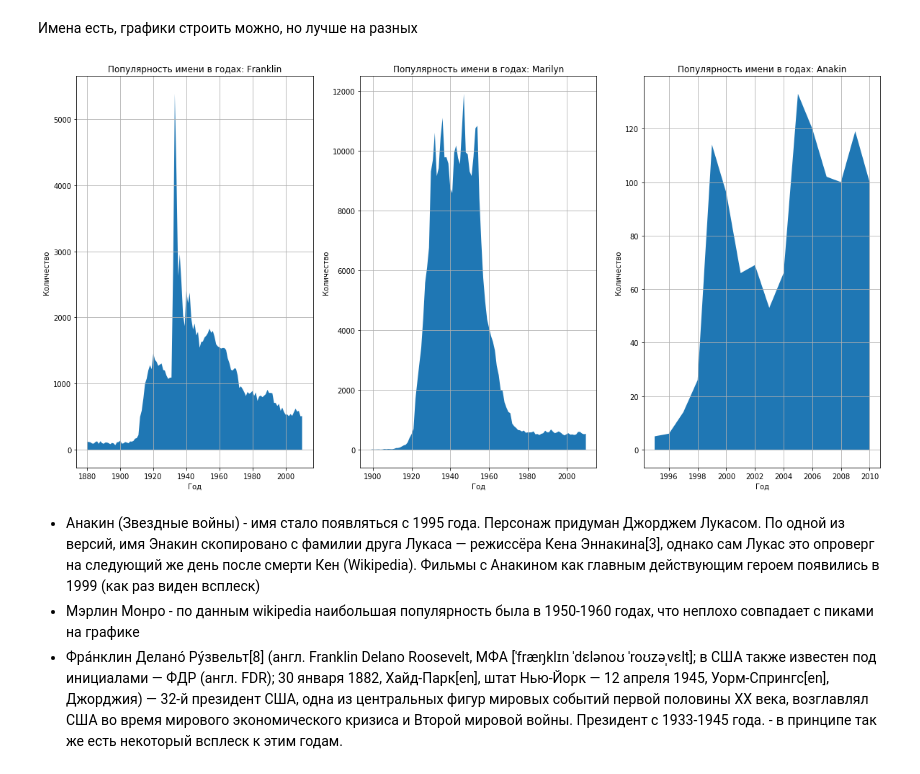
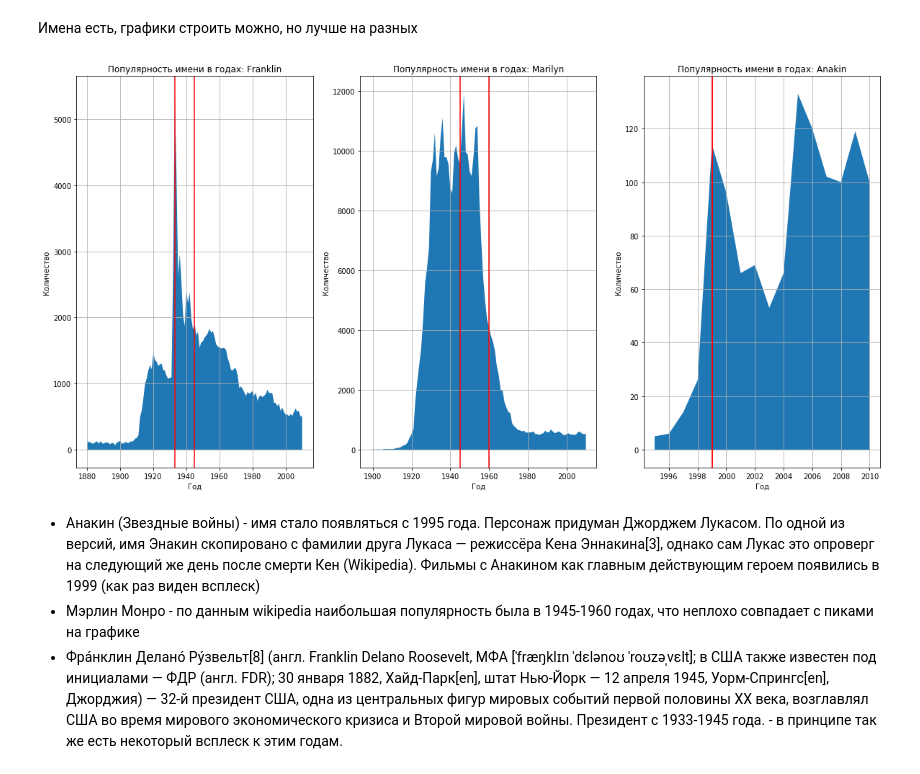
Before and after one commit to pyltsin/ipynb, a Jupyter notebook: otus/5 (визуализация данных)/exercises/part1.ipynb, the cells around one changed output. Drawn from its saved outputs; the diff is of its cells as text; code cells hidden in the pictures.

```diff
--- a/otus/5 (визуализация данных)/exercises/part1.ipynb
+++ b/otus/5 (визуализация данных)/exercises/part1.ipynb
@@ -254,2 +197,0 @@ df_by_count_year_gb.aggregate([np.min, np.max])
-# %%
-i = df_by_count_year.loc[(df_by_count_year['year_count']==year_count) & (df_by_count_year['sex'] == 'M') , ['name', 'count']].groupby('name').sum().sort_values(by = 'count').iloc[0]
@@ -311,0 +250,13 @@ plt.legend()
+# %%
+plt.figure(figsize=(10,10))
+for name in  set_male_names:
+    sn.lineplot(df_by_count_year.loc[(df_by_count_year['sex']=='M') & (df_by_count_year['name']==name), 'year'],
+             df_by_count_year.loc[(df_by_count_year['sex']=='M') & (df_by_count_year['name']==name), 'count'], label=name)
+for name in  set_female_names:
+    sn.lineplot(df_by_count_year.loc[(df_by_count_year['sex']=='F') & (df_by_count_year['name']==name), 'year'],
+             df_by_count_year.loc[(df_by_count_year['sex']=='F') & (df_by_count_year['name']==name), 'count'], label=name)
+plt.xlabel('Года')
+plt.ylabel('Количество')
+plt.title('Зависимость популярности имени по годам')
+plt.grid()
+plt.legend()
@@ -464,3 +351,12 @@ for i, year in enumerate(years):
     axs[i%2, int(i/2)].grid()
 # %% [output]
 [figure]
+# %%
+fig, axs = plt.subplots(2, 2,figsize=(15,15))
+for i, year in enumerate(years):
+    inner = df_letters[df_letters['year']==2000].groupby(by = 'start_letter').count()
+    sn.barplot(inner.index, inner.name, ax = axs[i%2, int(i/2)])
+    axs[i%2, int(i/2)].set_xlabel('Буква')
+    axs[i%2, int(i/2)].set_ylabel('Количество')
+    axs[i%2, int(i/2)].set_title('Распределение первых букв в году:' + str(year))
+    axs[i%2, int(i/2)].grid()
@@ -475,3 +373,12 @@ for i, year in enumerate(years):
     axs[i%2, int(i/2)].grid()
 # %% [output]
 [figure]
+# %%
+fig, axs = plt.subplots(2, 2,figsize=(15,15))
+for i, year in enumerate(years):
+    inner = df_letters[df_letters['year']==2000].groupby(by = 'end_letter').count()
+    sn.barplot(inner.index, inner.name, ax = axs[i%2, int(i/2)])
+    axs[i%2, int(i/2)].set_xlabel('Буква')
+    axs[i%2, int(i/2)].set_ylabel('Количество')
+    axs[i%2, int(i/2)].set_title('Распределение последних букв в году:' + str(year))
+    axs[i%2, int(i/2)].grid()
@@ -518,16 +406,19 @@ df_names.loc[df_names['name']=='Anakin', ['year', 'count']].groupby(by = 'year')
 Имена есть, графики строить можно, но лучше на разных
 # %%
 fig, axs = plt.subplots(1, 3,figsize=(20,10))
+lines = [[1933, 1945], [1945,1960], [1999, 1999]]
 for i, name in enumerate(popular_names):
     inner = df_names.loc[df_names['name']== name, ['year', 'count']].groupby(by = 'year').sum()
     axs[i].stackplot(inner.index, inner['count'])
+    axs[i].axvline(x=lines[i][0], color = 'red')
+    axs[i].axvline(x=lines[i][1], color = 'red')
     axs[i].set_xlabel('Год')
     axs[i].set_ylabel('Количество')
     axs[i].set_title('Популярность имени в годах: ' + str(name))
     axs[i].grid()
 # %% [output]
-[figure, old version]
+[figure, new version]
 # %% [markdown]
 - Анакин (Звездные войны) - имя стало появляться с 1995 года. Персонаж придуман Джорджем Лукасом. По одной из версий, имя Энакин скопировано с фамилии друга Лукаса — режиссёра Кена Эннакина[3], однако сам Лукас это опроверг на следующий же день после смерти Кен (Wikipedia).  Фильмы с Анакином как главным действующим героем появились в 1999 (как раз виден всплеск)
-- Мэрлин Монро - по данным wikipedia наибольшая популярность была в 1950-1960 годах, что  неплохо совпадает с пиками на графике
+- Мэрлин Монро - по данным wikipedia наибольшая популярность была в 1945-1960 годах, что  неплохо совпадает с пиками на графике
 - Фра́нклин Делано́ Ру́звельт[8] (англ. Franklin Delano Roosevelt, МФА [ˈfræŋklɪn ˈdɛlənoʊ ˈroʊzəˌvɛlt]; в США также известен под инициалами — ФДР (англ. FDR); 30 января 1882, Хайд-Парк[en], штат Нью-Йорк — 12 апреля 1945, Уорм-Спрингс[en], Джорджия) — 32-й президент США, одна из центральных фигур мировых событий первой половины XX века, возглавлял США во время мирового экономического кризиса и Второй мировой войны. Президент с 1933-1945 года. - в принципе так же есть некоторый всплеск к этим годам.
```
Also changed, not shown: parts of 31 cells of this notebook, 2 other files.
